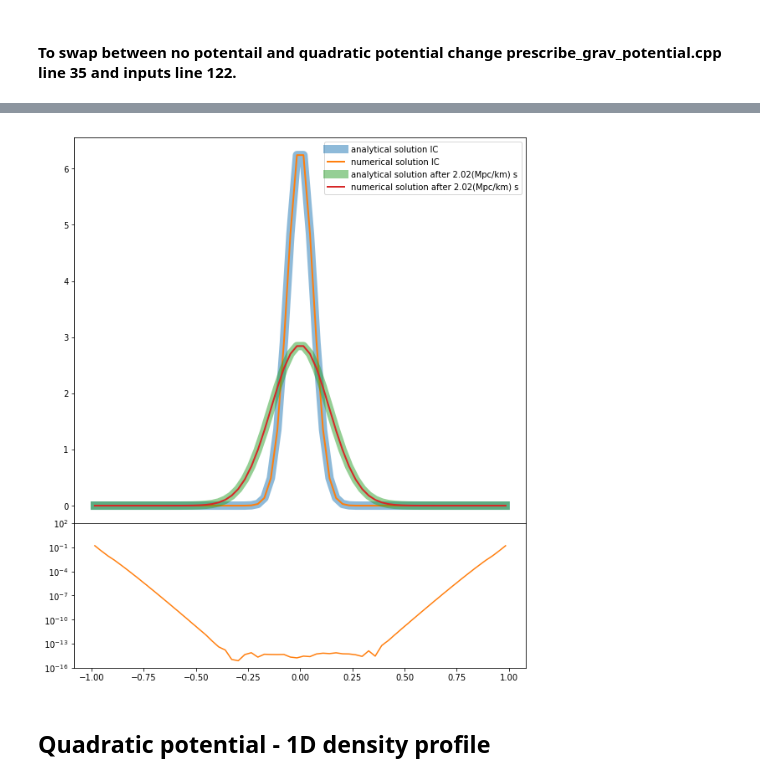
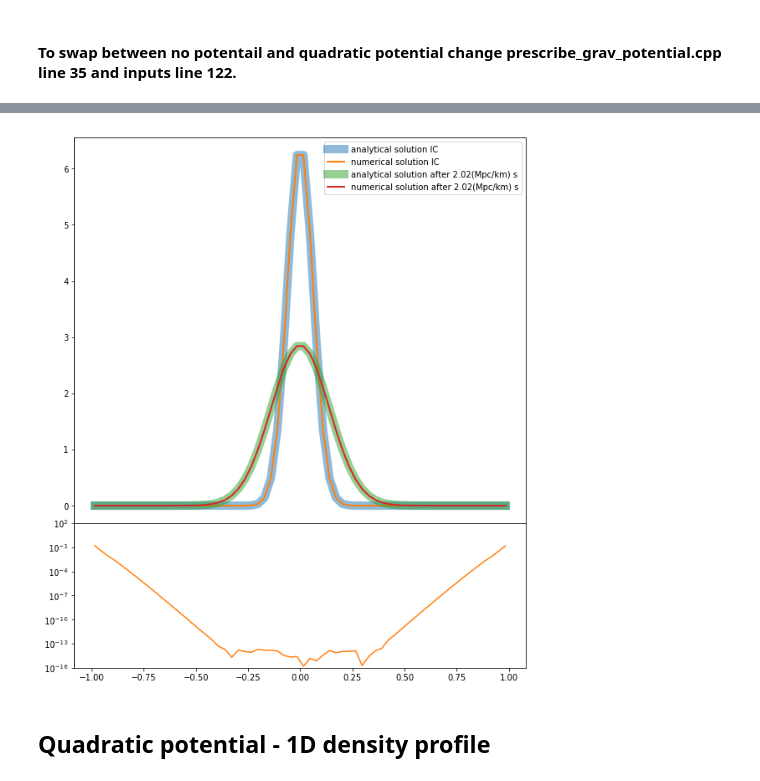
Before and after one commit to axionyx/axionyx_1.0, a Jupyter notebook: Exec/Test_FDM_Gauss_4th/Plotting.ipynb, the cells around one changed output, grey strips where cells are left out. Cells and saved outputs as stored; diff of their text form; code cells hidden in the pictures.

```diff
--- a/Exec/Test_FDM_Gauss_4th/Plotting.ipynb
+++ b/Exec/Test_FDM_Gauss_4th/Plotting.ipynb
@@ -9,8 +9,8 @@ import yt
 # %% [markdown]
 #### To swap between no potentail and quadratic potential change prescribe_grav_potential.cpp line 35 and inputs line 122.
 # %%
-ds = yt.load("plt_gauss_no_gravity00000")
-ds2 = yt.load("plt_gauss_no_gravity00020")
+ds = yt.load("plt_gauss_no_gravity_igp00000")
+ds2 = yt.load("plt_gauss_no_gravity_igp00100")
 ad = ds.all_data()
 ad2 = ds2.all_data()
 list1 = ad[("boxlib","AxDens")]
@@ -76,4 +76,4 @@ yt : [INFO     ] 2019-05-17 16:37:39,528 Parameters: domain_right_edge         =
-[figure, old version]
+[figure, new version]
 # %% [markdown]
 ## Quadratic potential - 1D density profile
 # %%
```
Also changed, not shown: parts of 2 cells of this notebook.
